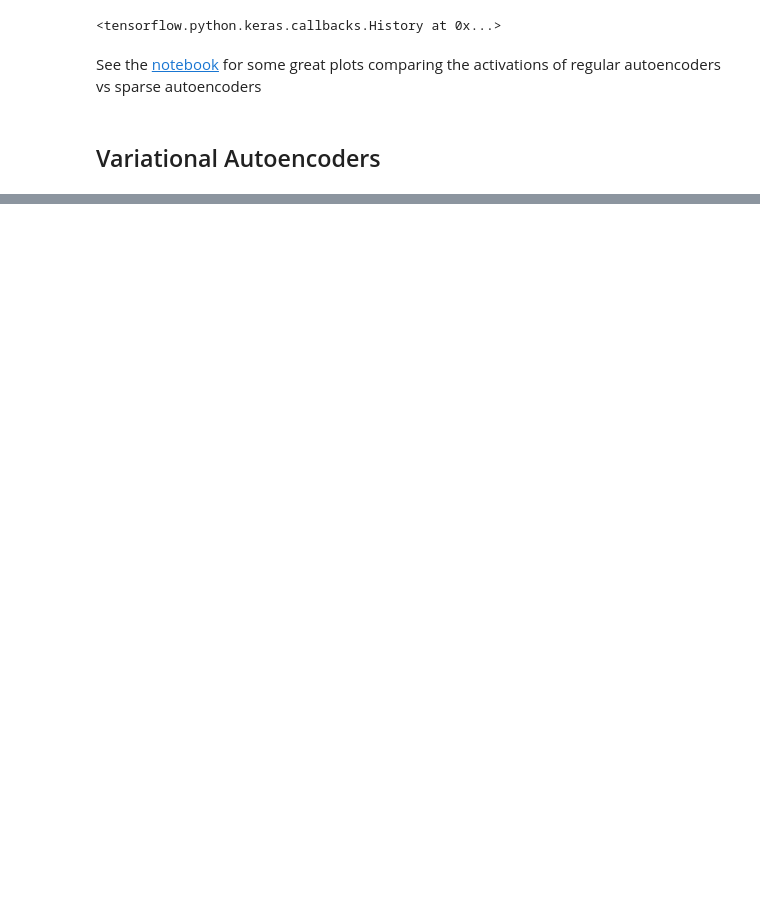
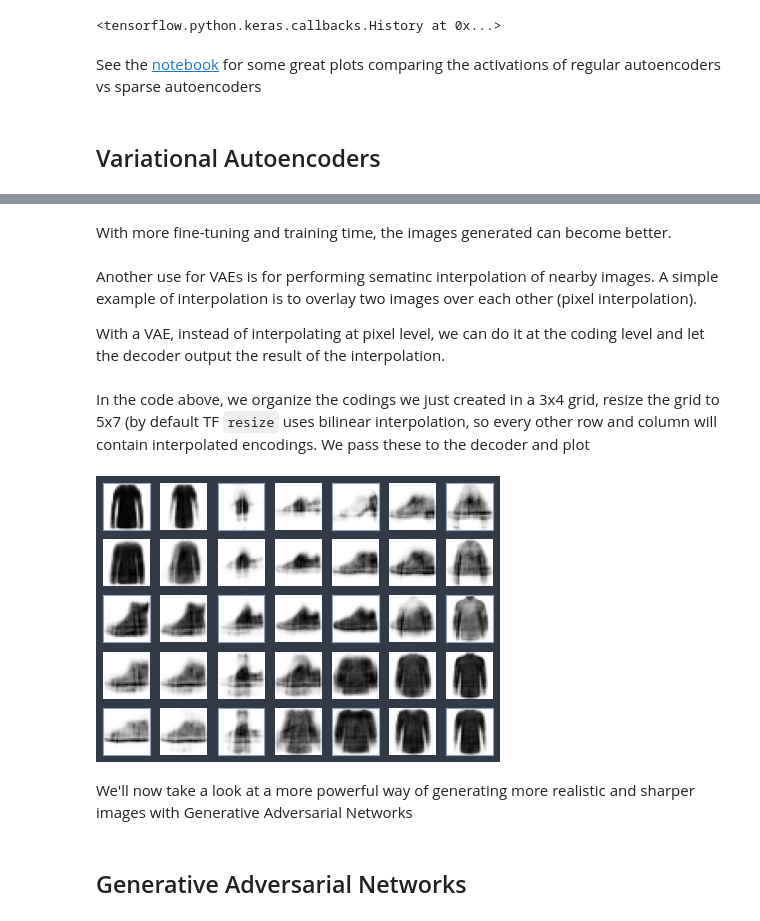
Before and after one commit to amaralcs/homl, a Jupyter notebook: 17_representation_learning_autoencoder_gans.ipynb, the cells around one changed output, grey strips where cells are left out. Cells and saved outputs as stored; diff of their text form; code cells hidden in the pictures; blank space fills up the shorter version.

```diff
--- a/17_representation_learning_autoencoder_gans.ipynb
+++ b/17_representation_learning_autoencoder_gans.ipynb
@@ -588,0 +704,29 @@ See the [notebook](https://github.com/ageron/handson-ml2/blob/master/17_autoenco
+# %% [markdown]
+With more fine-tuning and training time, the images generated can become better.
+# %% [markdown]
+Another use for VAEs is for performing sematinc interpolation of nearby images. A simple example of interpolation is to overlay two images over each other (pixel interpolation).
+
+With a VAE, instead of interpolating at pixel level, we can do it at the coding level and let the decoder output the result of the interpolation.
+# %%
+codings_grid = tf.reshape(codings, [1, 3, 4, codings_size])
+larger_grid = tf.image.resize(codings_grid, size=[5, 7])
+interpolated_codings = tf.reshape(larger_grid, [-1, codings_size])
+images = variational_decoder(interpolated_codings).numpy()
+# %% [markdown]
+In the code above, we organize the codings we just created in a 3x4 grid, resize the grid to 5x7 (by default TF `resize` uses bilinear interpolation, so every other row and column will contain interpolated encodings. We pass these to the decoder and plot
+# %%
+plt.figure(figsize=(7, 5))
+for index, image in enumerate(images):
+    plt.subplot(5, 7, index + 1)
+    if index%7%2==0 and index//7%2==0:
+        plt.gca().get_xaxis().set_visible(False)
+        plt.gca().get_yaxis().set_visible(False)
+    else:
+        plt.axis("off")
+    plt.imshow(image, cmap="binary")
+# %% [output]
+[figure, added]
+# %% [markdown]
+We'll now take a look at a more powerful way of generating more realistic and sharper images with Generative Adversarial Networks
+# %% [markdown]
+## Generative Adversarial Networks
```
Also changed, not shown: parts of 50 cells of this notebook.
